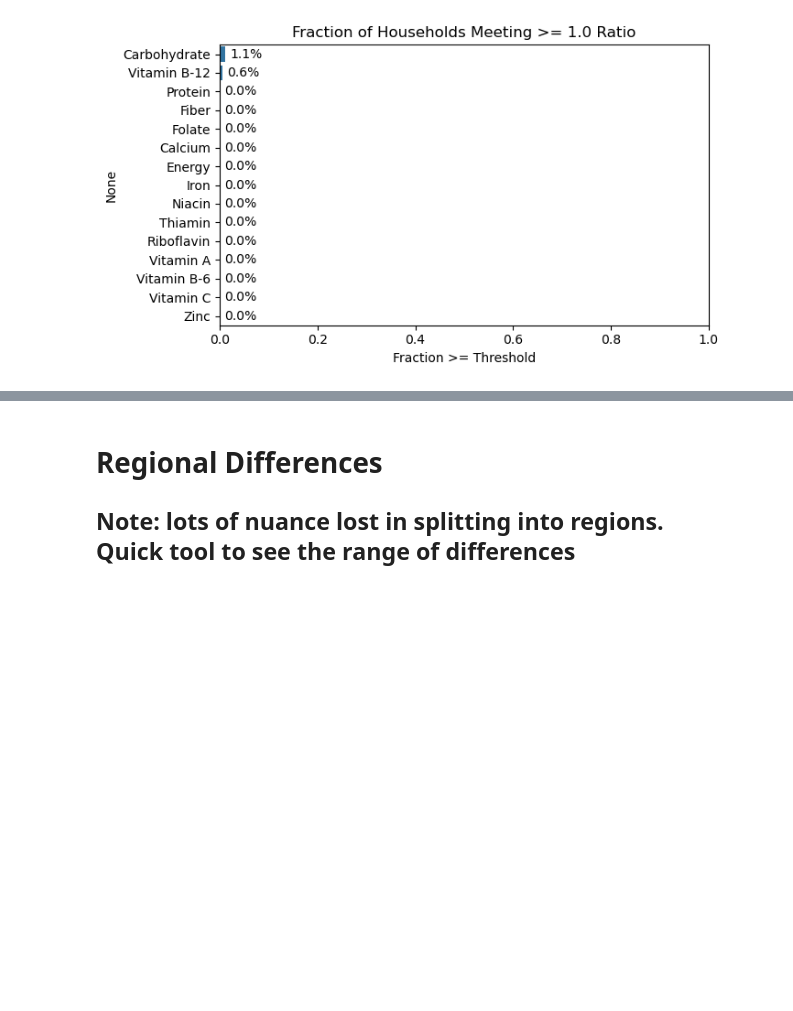
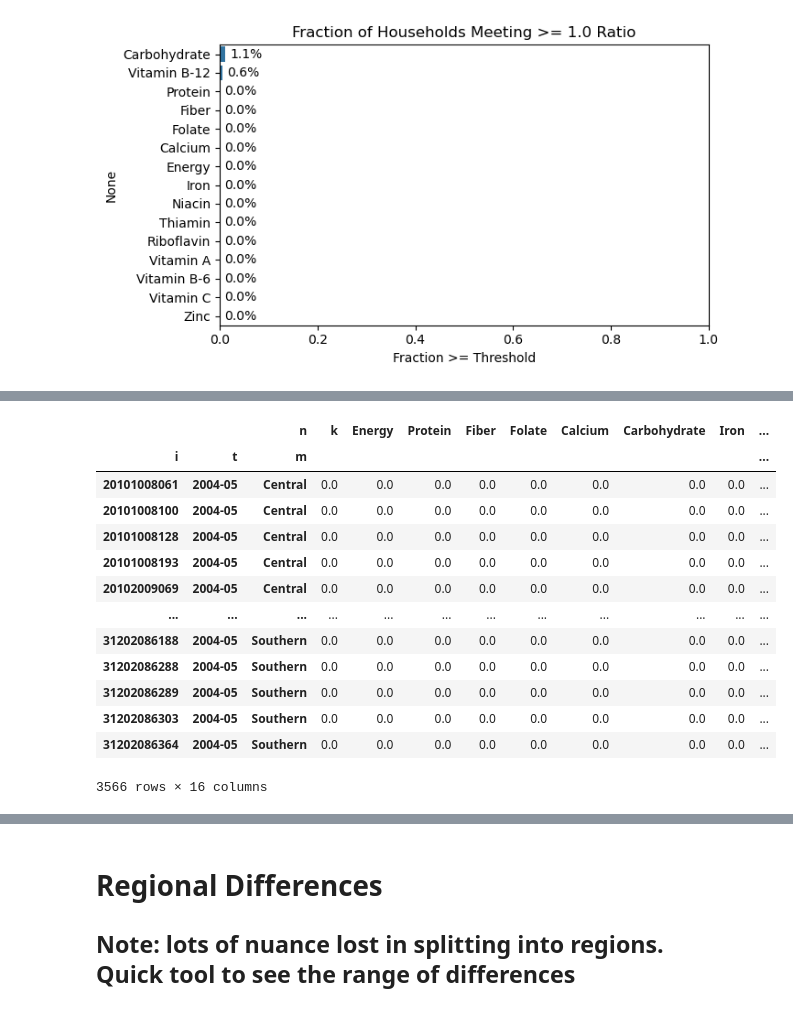
Before and after one commit to reilyfairchild/EEP153-Proj-4, a Jupyter notebook: Malawi_Analysis.ipynb, the cells around one changed output, grey strips where cells are left out. Drawn from its saved outputs; the diff is of its cells as text; code cells hidden in the pictures; blank space fills up the shorter version.

```diff
--- a/Malawi_Analysis.ipynb
+++ b/Malawi_Analysis.ipynb
@@ -920,6 +952,39 @@ hh_rwi
 | 315538160239 | 2019-20 | Southern | 16800.0 | 392.0 | 235.2 | 2800.0 | 7000.0 | 910.0 | 56.0 | 2800.0 | ... |
 47432 rows × 20 columns
 # %%
+#result.to_pickle('./foo.pickle')
+
+result = cfe.regression.read_pickle('senegal_estimates.rgsn')
+#result = cfe.read_pickle('foo.pickle')  # Get persistent result saved above...
+
+xhat = result.predicted_expenditures()
+
+# Expenditures divided by prices/kg gives quantities in kgs...
+qhat = (xhat.unstack('j')/p).dropna(how='all')
+
+
+# Drop missing columns
+qhat = qhat.loc[:,qhat.count()>0]
+
+#repeat
+use = fct.index.intersection(qhat.columns)
+
+
+nutrients = qhat[use]@fct.loc[use,:]
+nutrients.mean()
+nutrients
+
+#^repeat
+
+hhc = hhc[rdi.columns.tolist()]
+
+hh_rdi = hhc@rdi.T
+#z = # ppl in household , rdi => add up all ppl in household
+hh_rwi = hh_rdi*7
+
+hh_rwi
+# ^repeat
+
 # Match up nutrient names
 use_nutrients = nutrients.columns.intersection(hh_rwi.columns)
 
@@ -1506,0 +1551,6 @@ TypeError: filter_households() missing 1 required positional argument: 'xhat'
+# %%
+rdi = get_clean_sheet('./Data/RDI.csv')
+rdi = rdi.set_index('n')
+rdi.columns.name = 'k'
+#rdi = rdi.drop(columns=["Unnamed: 0"])
+rdi.columns.to_list()
@@ -1506,0 +1713,19 @@ TypeError: filter_households() missing 1 required positional argument: 'xhat'
+# %%
+df_1 = nutritional_yearly_analysis('2004-05')
+# %%
+df_1
+# %% [output]
+|  |  | n | k | Energy | Protein | Fiber | Folate | Calcium | Carbohydrate | Iron | ... |
+| i | t | m |  |  |  |  |  |  |  |  | ... |
+| 20101008061 | 2004-05 | Central | 0.0 | 0.0 | 0.0 | 0.0 | 0.0 | 0.0 | 0.0 | 0.0 | ... |
+| 20101008100 | 2004-05 | Central | 0.0 | 0.0 | 0.0 | 0.0 | 0.0 | 0.0 | 0.0 | 0.0 | ... |
+| 20101008128 | 2004-05 | Central | 0.0 | 0.0 | 0.0 | 0.0 | 0.0 | 0.0 | 0.0 | 0.0 | ... |
+| 20101008193 | 2004-05 | Central | 0.0 | 0.0 | 0.0 | 0.0 | 0.0 | 0.0 | 0.0 | 0.0 | ... |
+| 20102009069 | 2004-05 | Central | 0.0 | 0.0 | 0.0 | 0.0 | 0.0 | 0.0 | 0.0 | 0.0 | ... |
+| ... | ... | ... | ... | ... | ... | ... | ... | ... | ... | ... | ... |
+| 31202086188 | 2004-05 | Southern | 0.0 | 0.0 | 0.0 | 0.0 | 0.0 | 0.0 | 0.0 | 0.0 | ... |
+| 31202086288 | 2004-05 | Southern | 0.0 | 0.0 | 0.0 | 0.0 | 0.0 | 0.0 | 0.0 | 0.0 | ... |
+| 31202086289 | 2004-05 | Southern | 0.0 | 0.0 | 0.0 | 0.0 | 0.0 | 0.0 | 0.0 | 0.0 | ... |
+| 31202086303 | 2004-05 | Southern | 0.0 | 0.0 | 0.0 | 0.0 | 0.0 | 0.0 | 0.0 | 0.0 | ... |
+| 31202086364 | 2004-05 | Southern | 0.0 | 0.0 | 0.0 | 0.0 | 0.0 | 0.0 | 0.0 | 0.0 | ... |
+3566 rows × 16 columns
```
Also changed, not shown: parts of 17 cells of this notebook, 2 other files.
